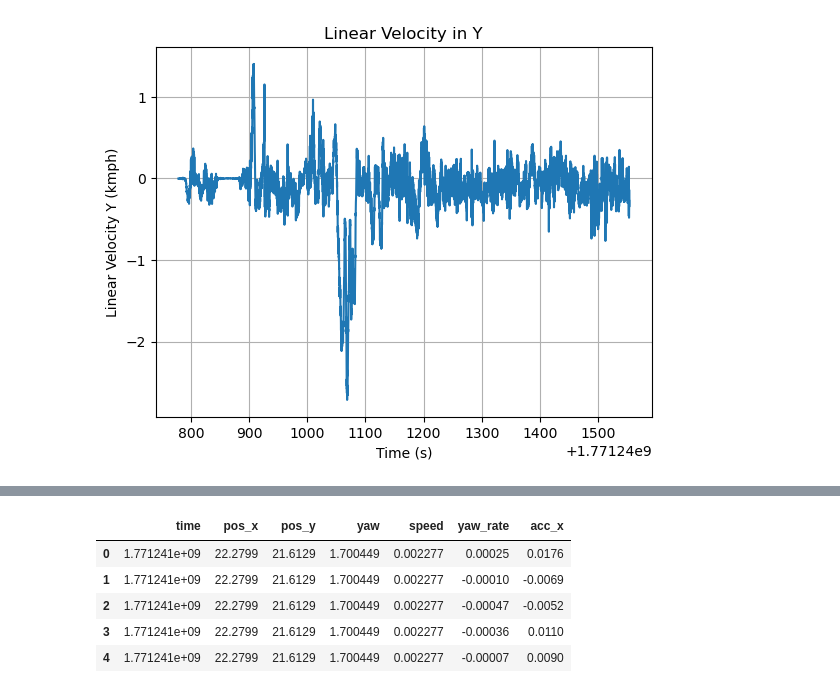
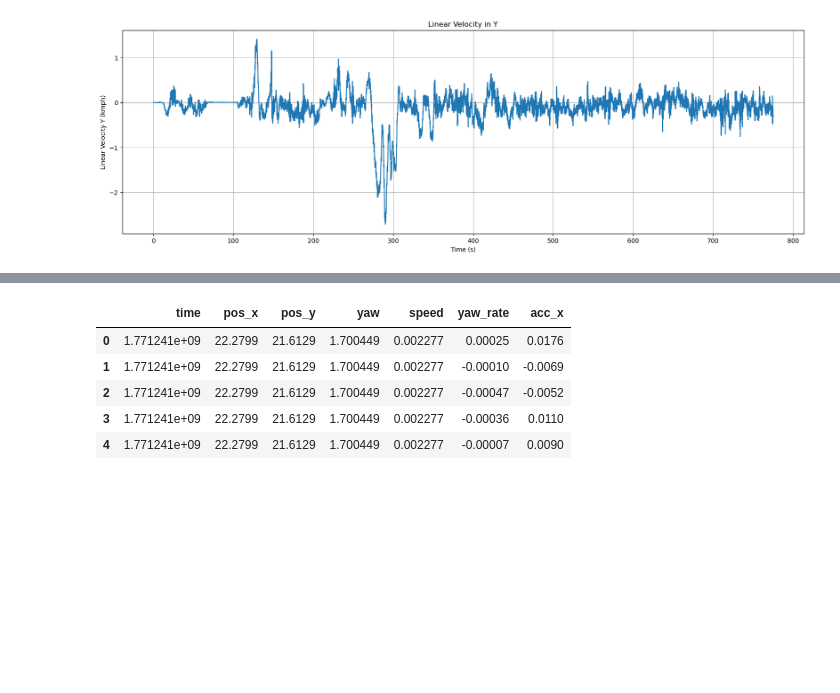
Before and after one commit to Santhosh4888/Adaptive-Cruise-Control, a Jupyter notebook: IMU+GPS_Module/Data_Extraction_IMU_Feb16th/odomenu_advanced_analysis.ipynb, the cells around one changed output, grey strips where cells are left out. Drawn from its saved outputs; the diff is of its cells as text; code cells hidden in the pictures; blank space fills up the shorter version.

```diff
--- a/IMU+GPS_Module/Data_Extraction_IMU_Feb16th/odomenu_advanced_analysis.ipynb
+++ b/IMU+GPS_Module/Data_Extraction_IMU_Feb16th/odomenu_advanced_analysis.ipynb
@@ -20,12 +20,16 @@ import matplotlib.pyplot as plt
 # Load odomenu
 odom = pd.read_csv("odomenu.csv", skiprows=1)
 
-# OPTIONAL: Load corrimu if available for comparison
+# Load corrimu if available for comparison
 try:
     imu = pd.read_csv("corrimu.csv", skiprows=1)
 except:
     imu = None
 
+# Normalize time to start from zero
+odom["time_norm"] = odom["time"] - odom["time"].iloc[0]
+
+
 odom.head()
 # %% [output]
 |  | time | pos_x | pos_y | pos_z | qx | qy | qz | qw | vel_x | vel_y | ... | ... |
@@ -65,11 +74,11 @@ plt.show()
 # %%
 
-plt.figure()
-plt.plot(odom["time"], odom["vel_y_kmph"])
+plt.figure(figsize=(20,6))
+plt.plot(odom["time_norm"], odom["vel_y_kmph"])
 plt.xlabel("Time (s)")
 plt.ylabel("Linear Velocity Y (kmph)")
 plt.title("Linear Velocity in Y")
 plt.grid()
 plt.show()
 # %% [output]
-[figure, old version]
+[figure, new version]
```
Also changed, not shown: parts of 14 cells of this notebook.
